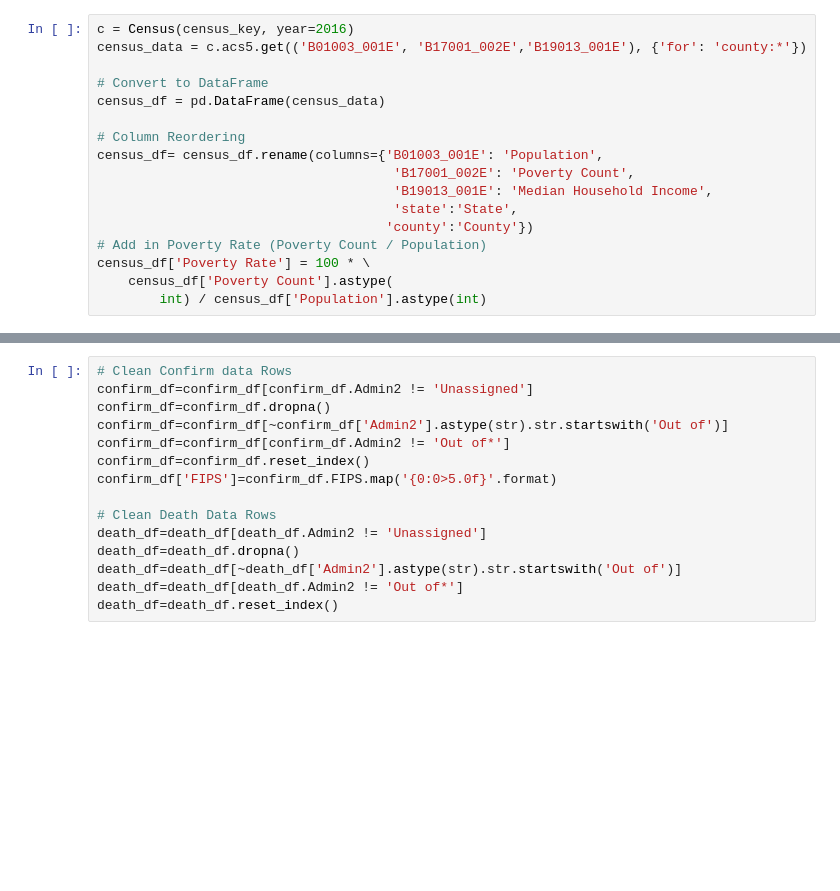
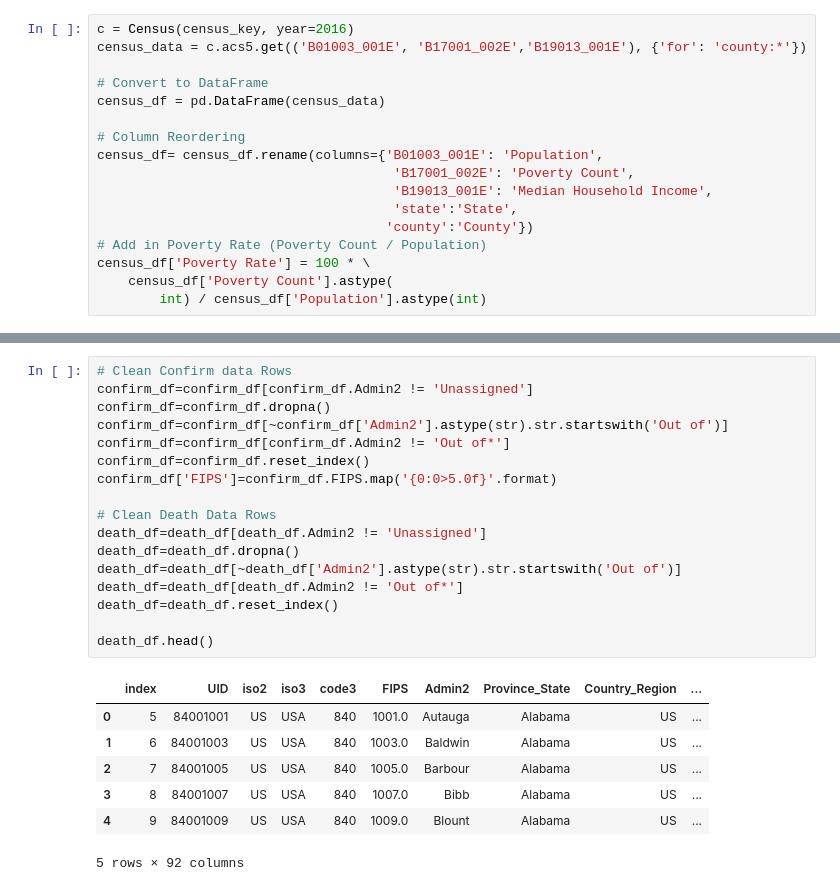
Before and after one commit to HenryRandall/Projecct-1, a Jupyter notebook: Main.ipynb, the cells around one changed output, grey strips where cells are left out. Drawn from its saved outputs; the diff is of its cells as text; blank space fills up the shorter version.

```diff
--- a/Main.ipynb
+++ b/Main.ipynb
@@ -68,18 +96,28 @@ death_df=pd.read_csv(death_url, error_bad_lines=False)
 # %%
 # Clean Confirm data Rows
 confirm_df=confirm_df[confirm_df.Admin2 != 'Unassigned']
 confirm_df=confirm_df.dropna()
 confirm_df=confirm_df[~confirm_df['Admin2'].astype(str).str.startswith('Out of')]
 confirm_df=confirm_df[confirm_df.Admin2 != 'Out of*']
 confirm_df=confirm_df.reset_index()
 confirm_df['FIPS']=confirm_df.FIPS.map('{0:0>5.0f}'.format)
 
 # Clean Death Data Rows
 death_df=death_df[death_df.Admin2 != 'Unassigned']
 death_df=death_df.dropna()
 death_df=death_df[~death_df['Admin2'].astype(str).str.startswith('Out of')]
 death_df=death_df[death_df.Admin2 != 'Out of*']
 death_df=death_df.reset_index()
+
+death_df.head()
+# %% [output]
+|  | index | UID | iso2 | iso3 | code3 | FIPS | Admin2 | Province_State | Country_Region | ... |
+| 0 | 5 | 84001001 | US | USA | 840 | 1001.0 | Autauga | Alabama | US | ... |
+| 1 | 6 | 84001003 | US | USA | 840 | 1003.0 | Baldwin | Alabama | US | ... |
+| 2 | 7 | 84001005 | US | USA | 840 | 1005.0 | Barbour | Alabama | US | ... |
+| 3 | 8 | 84001007 | US | USA | 840 | 1007.0 | Bibb | Alabama | US | ... |
+| 4 | 9 | 84001009 | US | USA | 840 | 1009.0 | Blount | Alabama | US | ... |
+5 rows × 92 columns
 # %%
 # Create the disease DataFrame
 disease_df=confirm_df[['FIPS','Admin2','Province_State','Lat','Long_']]
```
Also changed, not shown: parts of 5 cells of this notebook, 24 other files.
